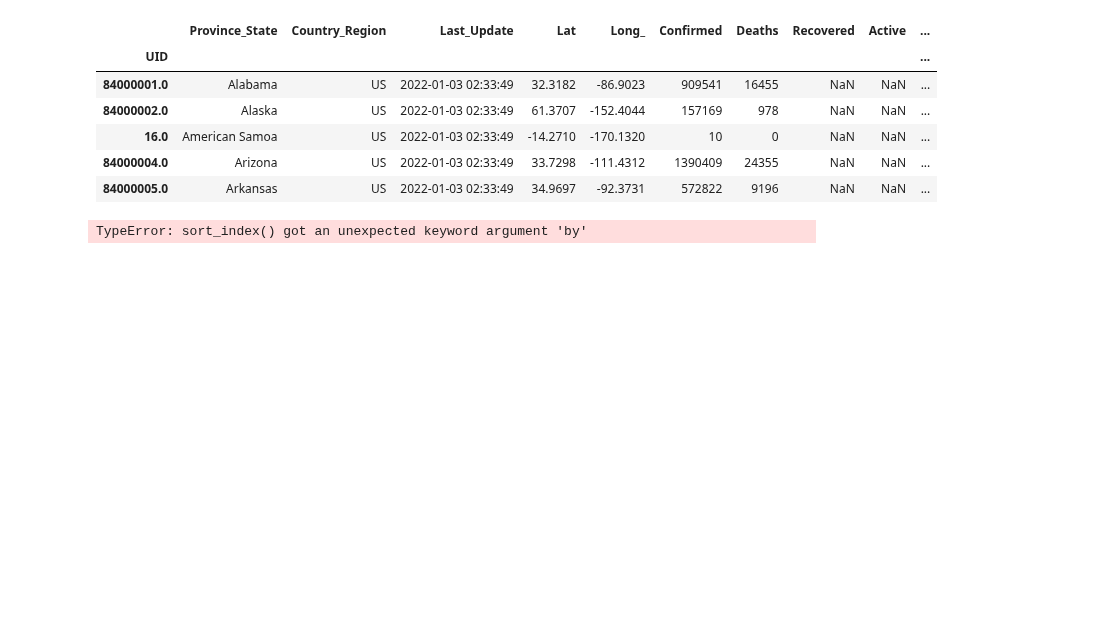
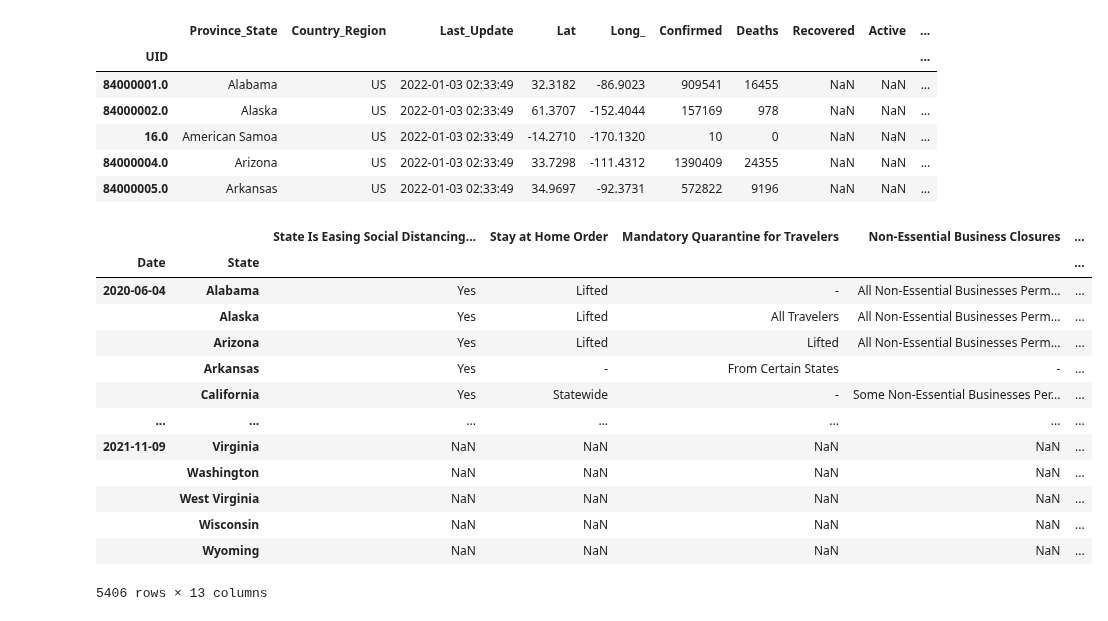
Before and after one commit to Sverre-rt/DATA200-grad_project, a Jupyter notebook: test.ipynb, the cells around one changed output. Saved outputs shown, nothing was run; the diff lists cells and outputs as text; code cells hidden in the pictures; blank space fills up the shorter version.

```diff
--- a/test.ipynb
+++ b/test.ipynb
@@ -48,18 +48,36 @@ def init_state_social_distancing_actions(path):
                 df["Date"] = date_time_value
                 df.rename(columns = {'Unnamed: 0':'State'}, inplace = True)
                 df.drop((df[df.State.isin(["United States"])].index) | (df[df.State.isnull()].index), inplace=True)
-                # df.drop(df.date.str.len() != 10, inplace=True)
-                # TODO: REMOVE DATE WITH 5 DIGIT YEAR
             if not flag:
                 df_master = df
                 flag = True
             else:
                 df_master = pd.concat([df_master, df])
-    df_master.set_index("Date", inplace=True)
+    df_master.set_index(["Date", "State"], inplace=True)
     df_master.sort_index(inplace=True)
     return df_master
 
 state_social_distancing_actions = init_state_social_distancing_actions(r'**csv_files/state_social_distancing_actions.zip')
-state_social_distancing_actions
-# %% [output]
-TypeError: sort_index() got an unexpected keyword argument 'by'
+# %%
+def clean_state_social_distancing_actions(df):
+  # TODO: Remove cells we don't want
+  df = df.drop(columns=["Primary Election Postponement"])
+  return df
+
+cleaned_state_social_distancing_actions = clean_state_social_distancing_actions(state_social_distancing_actions)
+cleaned_state_social_distancing_actions
+# %% [output]
+|  |  | State Is Easing Social Distancing... | Stay at Home Order | Mandatory Quarantine for Travelers | Non-Essential Business Closures | ... |
+| Date | State |  |  |  |  | ... |
+| 2020-06-04 | Alabama | Yes | Lifted | - | All Non-Essential Businesses Perm... | ... |
+|  | Alaska | Yes | Lifted | All Travelers | All Non-Essential Businesses Perm... | ... |
+|  | Arizona | Yes | Lifted | Lifted | All Non-Essential Businesses Perm... | ... |
+|  | Arkansas | Yes | - | From Certain States | - | ... |
+|  | California | Yes | Statewide | - | Some Non-Essential Businesses Per... | ... |
+| ... | ... | ... | ... | ... | ... | ... |
+| 2021-11-09 | Virginia | NaN | NaN | NaN | NaN | ... |
+|  | Washington | NaN | NaN | NaN | NaN | ... |
+|  | West Virginia | NaN | NaN | NaN | NaN | ... |
+|  | Wisconsin | NaN | NaN | NaN | NaN | ... |
+|  | Wyoming | NaN | NaN | NaN | NaN | ... |
+5406 rows × 13 columns
```
Also changed, not shown: parts of 1 cell of this notebook, 3 other files.
